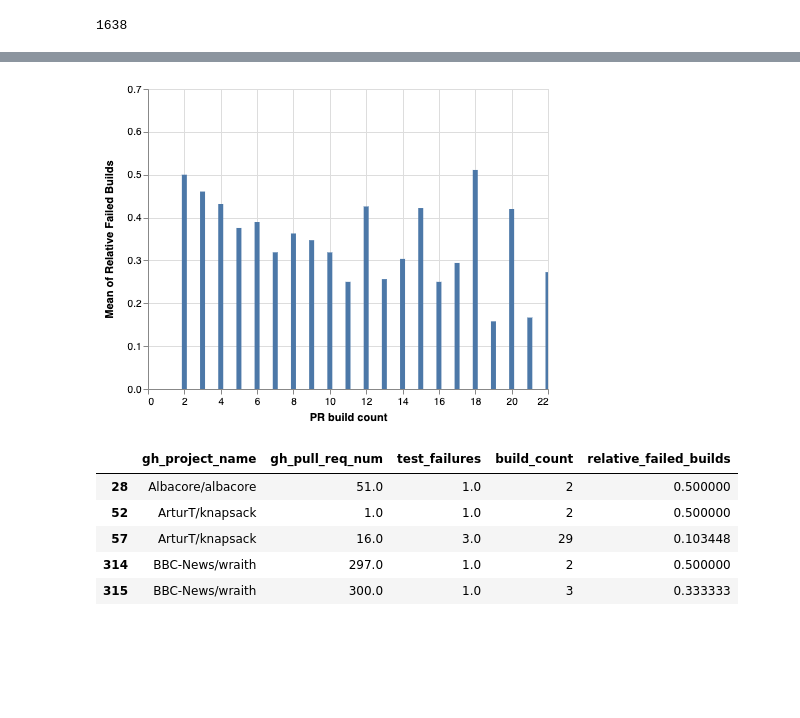
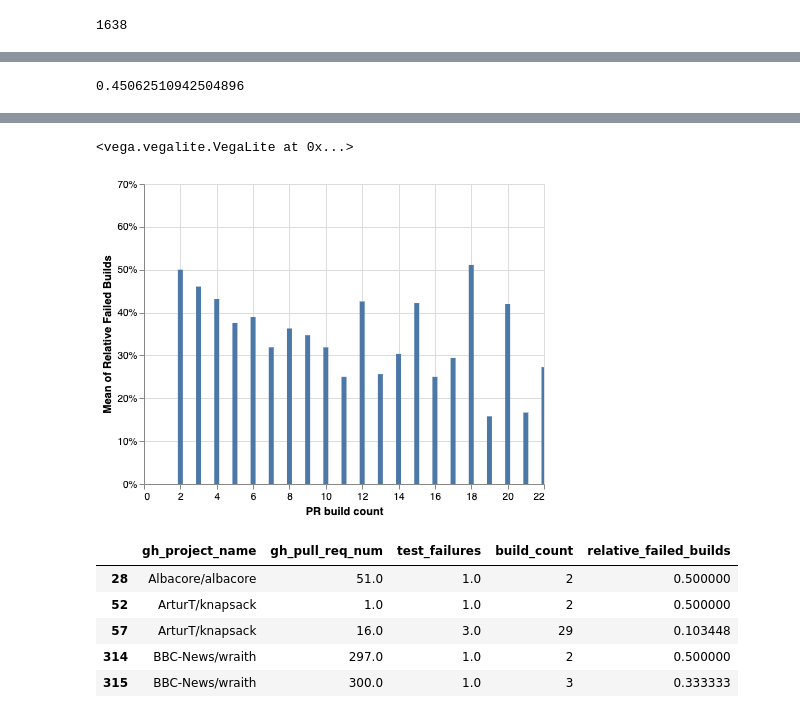
Before and after one commit to f4lco/testmining, a Jupyter notebook: notebook/Pull Requests.ipynb, the cells around one changed output, grey strips where cells are left out. Drawn from its saved outputs; the diff is of its cells as text; code cells hidden in the pictures; blank space fills up the shorter version.

Commit message:
Pull requests: proper percent formatting on axis

```diff
--- a/notebook/Pull Requests.ipynb
+++ b/notebook/Pull Requests.ipynb
@@ -114,8 +116,14 @@ alt.Chart(df).mark_bar().encode(
+# %%
+df['relative_failed_builds'].mean()
+# %% [output]
+0.45062510942504896
 # %%
 # If at least one (but not all builds) of a PR fail, how many builds are needed to 'correct' before merge?
 #
 alt.Chart(df).mark_bar(clip=True).encode(
     x=alt.X('build_count', title='PR build count', scale=alt.Scale(domain=(1, 20))),
-    y=alt.Y('mean(relative_failed_builds)', title='Mean of Relative Failed Builds')
+    y=alt.Y('mean(relative_failed_builds)',
+            title='Mean of Relative Failed Builds',
+            axis=alt.Axis(format='%'))
 )
 # %% [output]
@@ -123,4 +130,5 @@ alt.Chart(df).mark_bar(clip=True).encode(
+<vega.vegalite.VegaLite at 0x...>
-[figure, old version]
+[figure, new version]
 # %%
 df.head()
 # %% [output]
```
Also changed, not shown: parts of 2 cells of this notebook.
